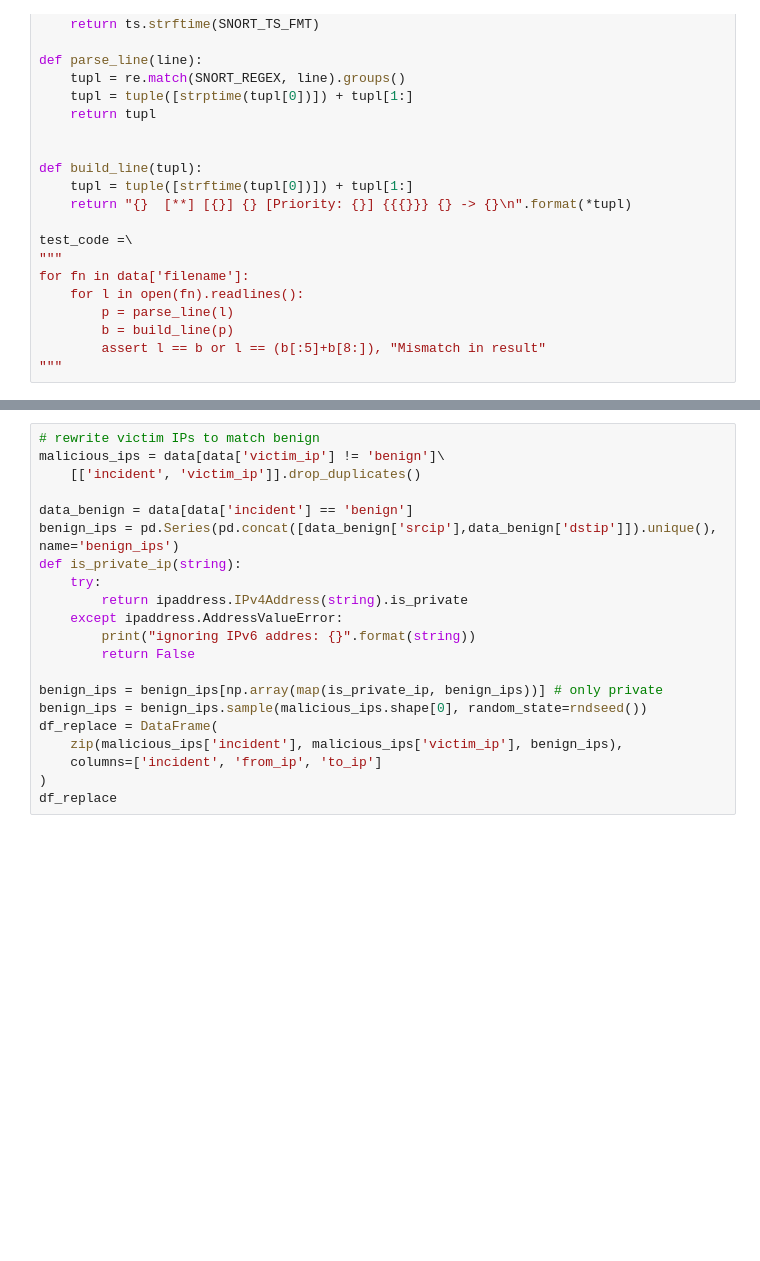
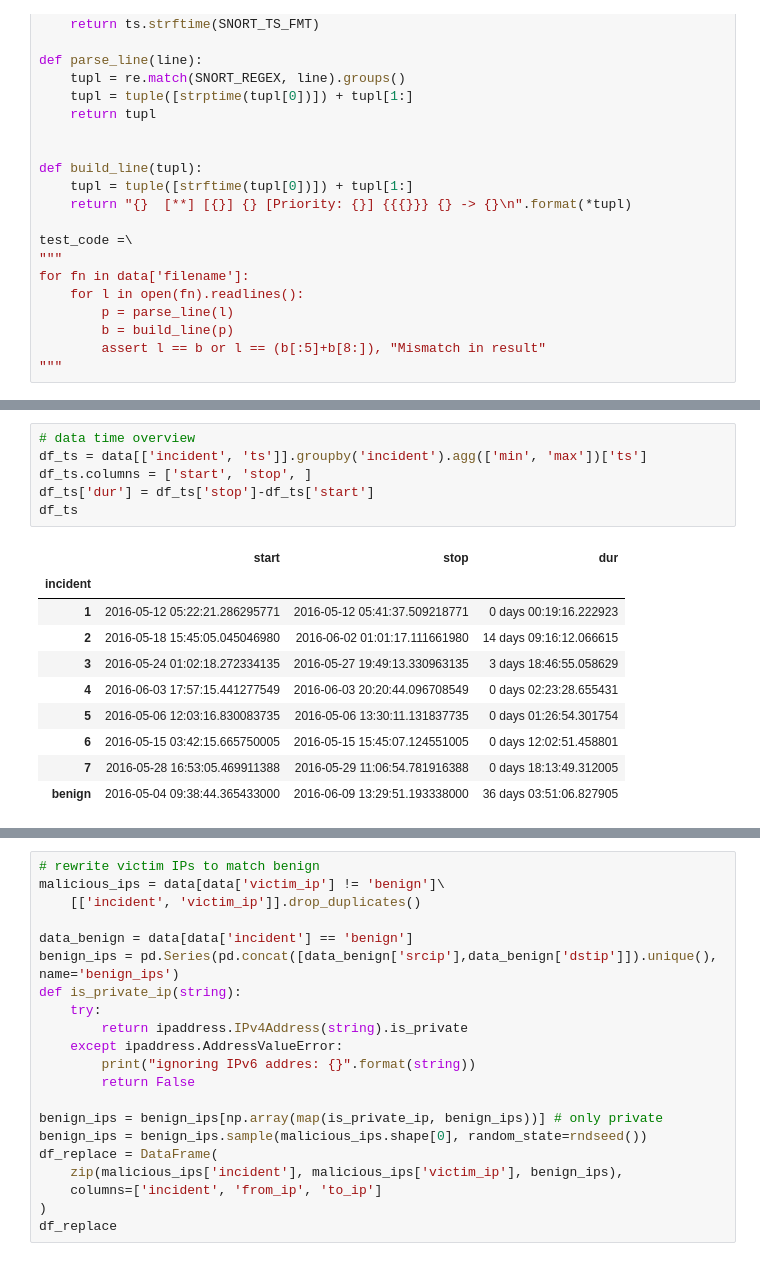
Before and after one commit to kidmose/lstm-rnn-correlation, a Jupyter notebook: alert-merging-pandas.ipynb, the cells around one changed output, grey strips where cells are left out. Cells and saved outputs as stored; diff of their text form; blank space fills up the shorter version.

```diff
--- a/alert-merging-pandas.ipynb
+++ b/alert-merging-pandas.ipynb
@@ -148,0 +201,17 @@ for l in np.concatenate([
+# %%
+# data time overview
+df_ts = data[['incident', 'ts']].groupby('incident').agg(['min', 'max'])['ts']
+df_ts.columns = ['start', 'stop', ]
+df_ts['dur'] = df_ts['stop']-df_ts['start']
+df_ts
+# %% [output]
+|  | start | stop | dur |
+| incident |  |  |  |
+| 1 | 2016-05-12 05:22:21.286295771 | 2016-05-12 05:41:37.509218771 | 0 days 00:19:16.222923 |
+| 2 | 2016-05-18 15:45:05.045046980 | 2016-06-02 01:01:17.111661980 | 14 days 09:16:12.066615 |
+| 3 | 2016-05-24 01:02:18.272334135 | 2016-05-27 19:49:13.330963135 | 3 days 18:46:55.058629 |
+| 4 | 2016-06-03 17:57:15.441277549 | 2016-06-03 20:20:44.096708549 | 0 days 02:23:28.655431 |
+| 5 | 2016-05-06 12:03:16.830083735 | 2016-05-06 13:30:11.131837735 | 0 days 01:26:54.301754 |
+| 6 | 2016-05-15 03:42:15.665750005 | 2016-05-15 15:45:07.124551005 | 0 days 12:02:51.458801 |
+| 7 | 2016-05-28 16:53:05.469911388 | 2016-05-29 11:06:54.781916388 | 0 days 18:13:49.312005 |
+| benign | 2016-05-04 09:38:44.365433000 | 2016-06-09 13:29:51.193338000 | 36 days 03:51:06.827905 |
```
Also changed, not shown: parts of 12 cells of this notebook.
